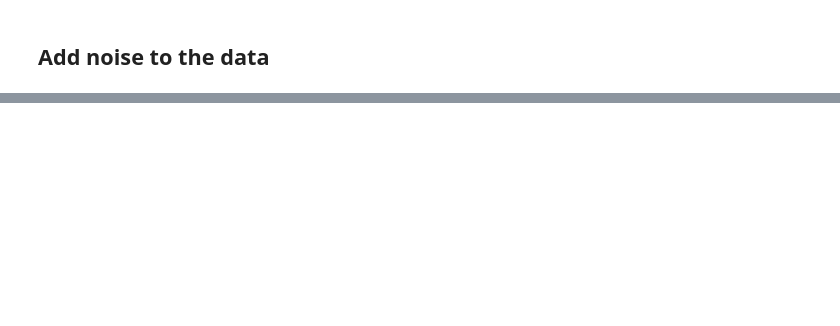
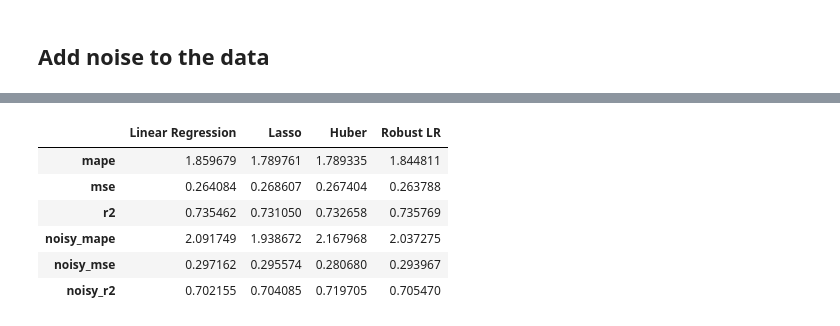
Before and after one commit to itsultracheese/robust_lr, a Jupyter notebook: robust_linear_regression.ipynb, the cells around one changed output, grey strips where cells are left out. Cells and saved outputs as stored; diff of their text form; code cells hidden in the pictures; blank space fills up the shorter version.

Commit message:
fix noise addition, change ransac to lasso

```diff
--- a/robust_linear_regression.ipynb
+++ b/robust_linear_regression.ipynb
@@ -422,26 +525,33 @@ Average R2=0.6338196926416035
 # %%
-DELTA = 1e-2
-
 avg_mape = 0
 avg_mse = 0
 avg_r2 = 0
-
 for i, s in enumerate(kf.split(df)):
-    X_train = X_noised[s[0]]
+    X_train = X[s[0]]
     y_train = y[s[0]]
-    X_test = X_noised[s[1]]
+    X_test = X[s[1]]
     y_test = y[s[1]]
 
-    scaler = MinMaxScaler()
-    X_train = scaler.fit_transform(X_train)
-    X_test = scaler.transform(X_test)
+    X_scaler = StandardScaler()
+    X_train = X_scaler.fit_transform(X_train)
+    X_test = X_scaler.transform(X_test)
+    y_scaler = StandardScaler()
+    y_train = y_scaler.fit_transform(y_train.reshape(-1, 1)).ravel()
+    y_test = y_scaler.transform(y_test.reshape(-1, 1)).ravel()
 
-    # N = np.random.normal(0, 1, X_train.shape)
-    # row_norms = np.linalg.norm(N, ord=2, axis=1, keepdims=True)
-    # D = np.diag (np.reciprocal(row_norms).ravel())
-    # N = np.matmul(D, N)
-    # X_train_noised = X_train + NOISE_DELTA * N
-    lr = RobustLinearRegression(delta=DELTA)
+    N = np.random.normal(0, 1, X_train.shape)
+    # X_train = X_train + N
+    row_norms = np.linalg.norm(N, ord=2, axis=1, keepdims=True)
+    D = np.diag (np.reciprocal(row_norms).ravel())
+    N = np.matmul(D, N)
+    X_train = X_train + N * NOISE_DELTA
+    N = np.random.normal(0, 1, X_test.shape)
+    row_norms = np.linalg.norm(N, ord=2, axis=1, keepdims=True)
+    D = np.diag (np.reciprocal(row_norms).ravel())
+    N = np.matmul(D, N)
+    X_test = X_test + N * NOISE_DELTA
+
+    lr = HuberRegressor(fit_intercept=False, max_iter=3000)
     lr.fit(X_train, y_train)
     y_pred = lr.predict(X_test)
     print(f'Split {i}')
@@ -459,5 +569,9 @@ avg_r2 /= N_SPLITS
 print(f'Average MAPE={avg_mape}')
 print(f'Average MSE={avg_mse}')
 print(f'Average R2={avg_r2}')
+
+RESULT_METRICS["Huber"]["noisy_mape"] = avg_mape
+RESULT_METRICS["Huber"]["noisy_mse"] = avg_mse
+RESULT_METRICS["Huber"]["noisy_r2"] = avg_r2
 # %% [output]
 Split 0
@@ -479,0 +663,11 @@ Average R2=0.6375990780772017
+# %%
+results = pd.DataFrame(RESULT_METRICS)
+results
+# %% [output]
+|  | Linear Regression | Lasso | Huber | Robust LR |
+| mape | 1.859679 | 1.789761 | 1.789335 | 1.844811 |
+| mse | 0.264084 | 0.268607 | 0.267404 | 0.263788 |
+| r2 | 0.735462 | 0.731050 | 0.732658 | 0.735769 |
+| noisy_mape | 2.091749 | 1.938672 | 2.167968 | 2.037275 |
+| noisy_mse | 0.297162 | 0.295574 | 0.280680 | 0.293967 |
+| noisy_r2 | 0.702155 | 0.704085 | 0.719705 | 0.705470 |
```
Also changed, not shown: parts of 20 cells of this notebook.
